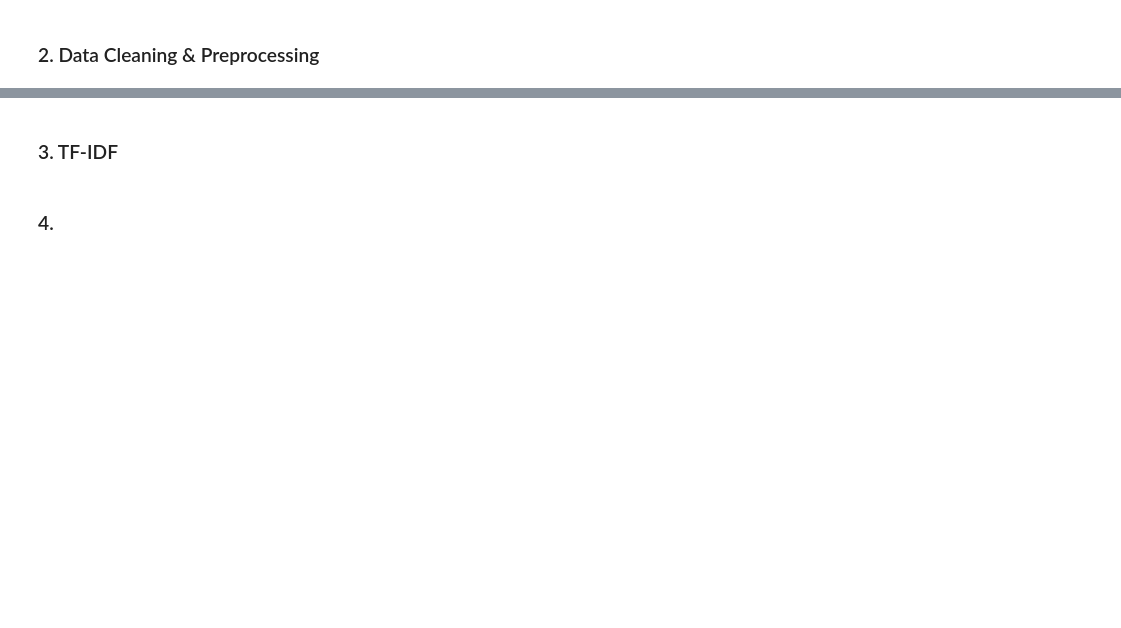
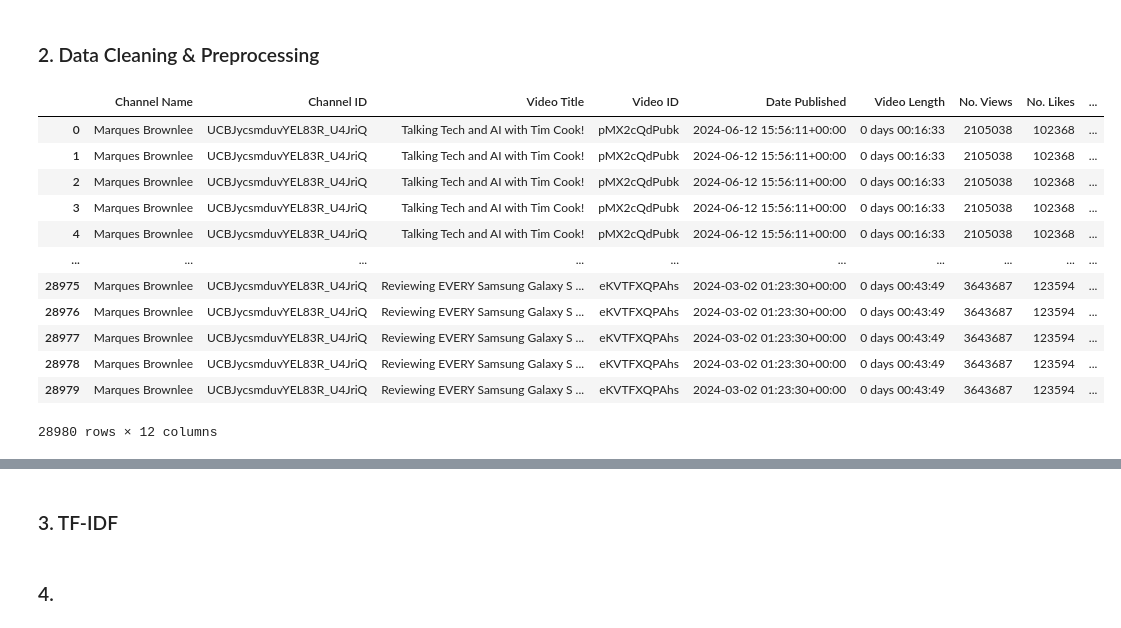
Before and after one commit to OctavianNistora/DM-Project, a Jupyter notebook: DM_Project.ipynb, the cells around one changed output, grey strips where cells are left out. Cells and saved outputs as stored; diff of their text form; code cells hidden in the pictures; blank space fills up the shorter version.

Commit message:
Added Data Cleaning and Preprocessing

```diff
--- a/DM_Project.ipynb
+++ b/DM_Project.ipynb
@@ -214,0 +269,16 @@ comment_df
+# %%
+clean_video_df
+# %% [output]
+|  | Channel Name | Channel ID | Video Title | Video ID | Date Published | Video Length | No. Views | No. Likes | ... |
+| 0 | Marques Brownlee | UCBJycsmduvYEL83R_U4JriQ | Talking Tech and AI with Tim Cook! | pMX2cQdPubk | 2024-06-12 15:56:11+00:00 | 0 days 00:16:33 | 2105038 | 102368 | ... |
+| 1 | Marques Brownlee | UCBJycsmduvYEL83R_U4JriQ | Talking Tech and AI with Tim Cook! | pMX2cQdPubk | 2024-06-12 15:56:11+00:00 | 0 days 00:16:33 | 2105038 | 102368 | ... |
+| 2 | Marques Brownlee | UCBJycsmduvYEL83R_U4JriQ | Talking Tech and AI with Tim Cook! | pMX2cQdPubk | 2024-06-12 15:56:11+00:00 | 0 days 00:16:33 | 2105038 | 102368 | ... |
+| 3 | Marques Brownlee | UCBJycsmduvYEL83R_U4JriQ | Talking Tech and AI with Tim Cook! | pMX2cQdPubk | 2024-06-12 15:56:11+00:00 | 0 days 00:16:33 | 2105038 | 102368 | ... |
+| 4 | Marques Brownlee | UCBJycsmduvYEL83R_U4JriQ | Talking Tech and AI with Tim Cook! | pMX2cQdPubk | 2024-06-12 15:56:11+00:00 | 0 days 00:16:33 | 2105038 | 102368 | ... |
+| ... | ... | ... | ... | ... | ... | ... | ... | ... | ... |
+| 28975 | Marques Brownlee | UCBJycsmduvYEL83R_U4JriQ | Reviewing EVERY Samsung Galaxy S ... | eKVTFXQPAhs | 2024-03-02 01:23:30+00:00 | 0 days 00:43:49 | 3643687 | 123594 | ... |
+| 28976 | Marques Brownlee | UCBJycsmduvYEL83R_U4JriQ | Reviewing EVERY Samsung Galaxy S ... | eKVTFXQPAhs | 2024-03-02 01:23:30+00:00 | 0 days 00:43:49 | 3643687 | 123594 | ... |
+| 28977 | Marques Brownlee | UCBJycsmduvYEL83R_U4JriQ | Reviewing EVERY Samsung Galaxy S ... | eKVTFXQPAhs | 2024-03-02 01:23:30+00:00 | 0 days 00:43:49 | 3643687 | 123594 | ... |
+| 28978 | Marques Brownlee | UCBJycsmduvYEL83R_U4JriQ | Reviewing EVERY Samsung Galaxy S ... | eKVTFXQPAhs | 2024-03-02 01:23:30+00:00 | 0 days 00:43:49 | 3643687 | 123594 | ... |
+| 28979 | Marques Brownlee | UCBJycsmduvYEL83R_U4JriQ | Reviewing EVERY Samsung Galaxy S ... | eKVTFXQPAhs | 2024-03-02 01:23:30+00:00 | 0 days 00:43:49 | 3643687 | 123594 | ... |
+28980 rows × 12 columns
```
Also changed, not shown: parts of 11 cells of this notebook.
